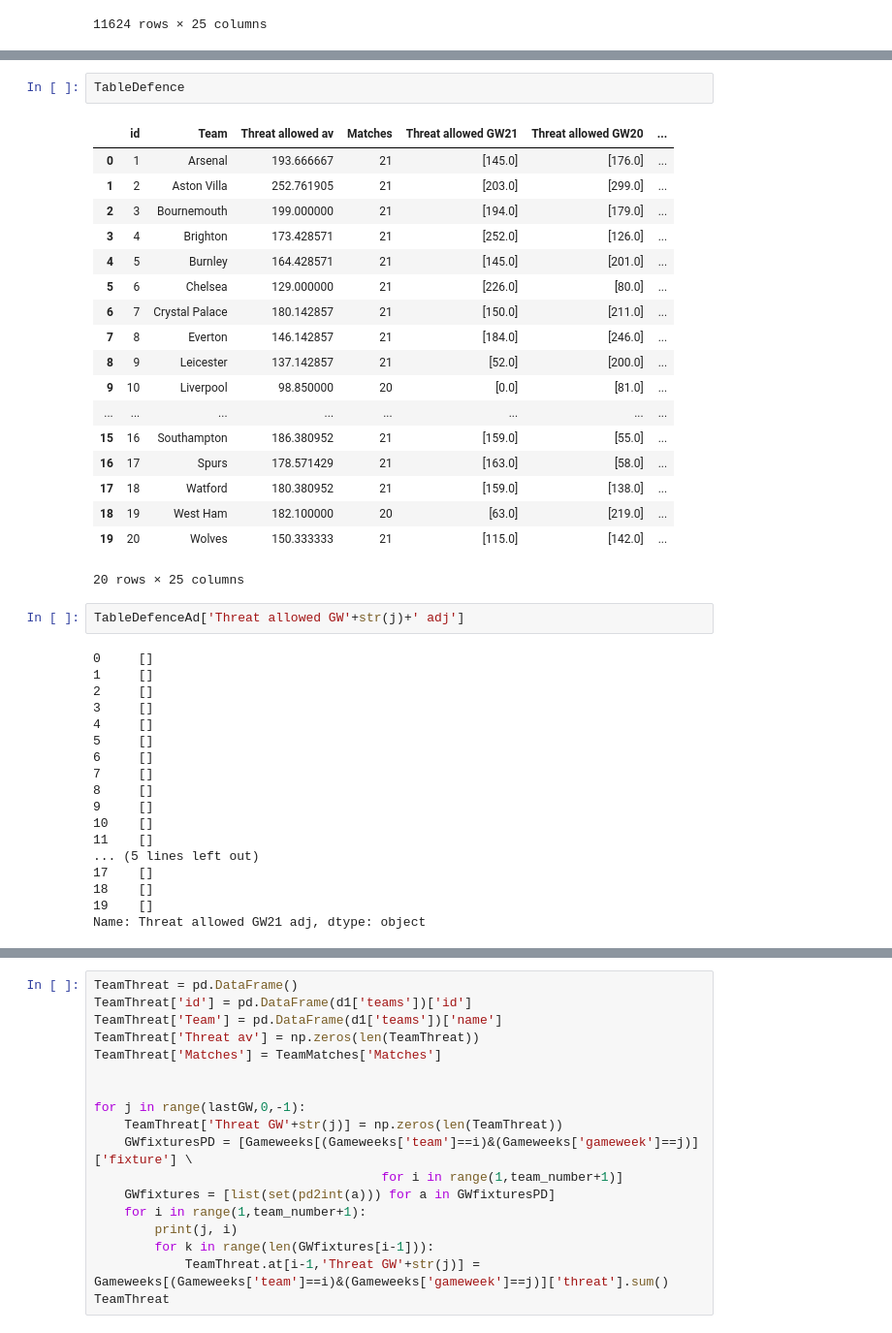
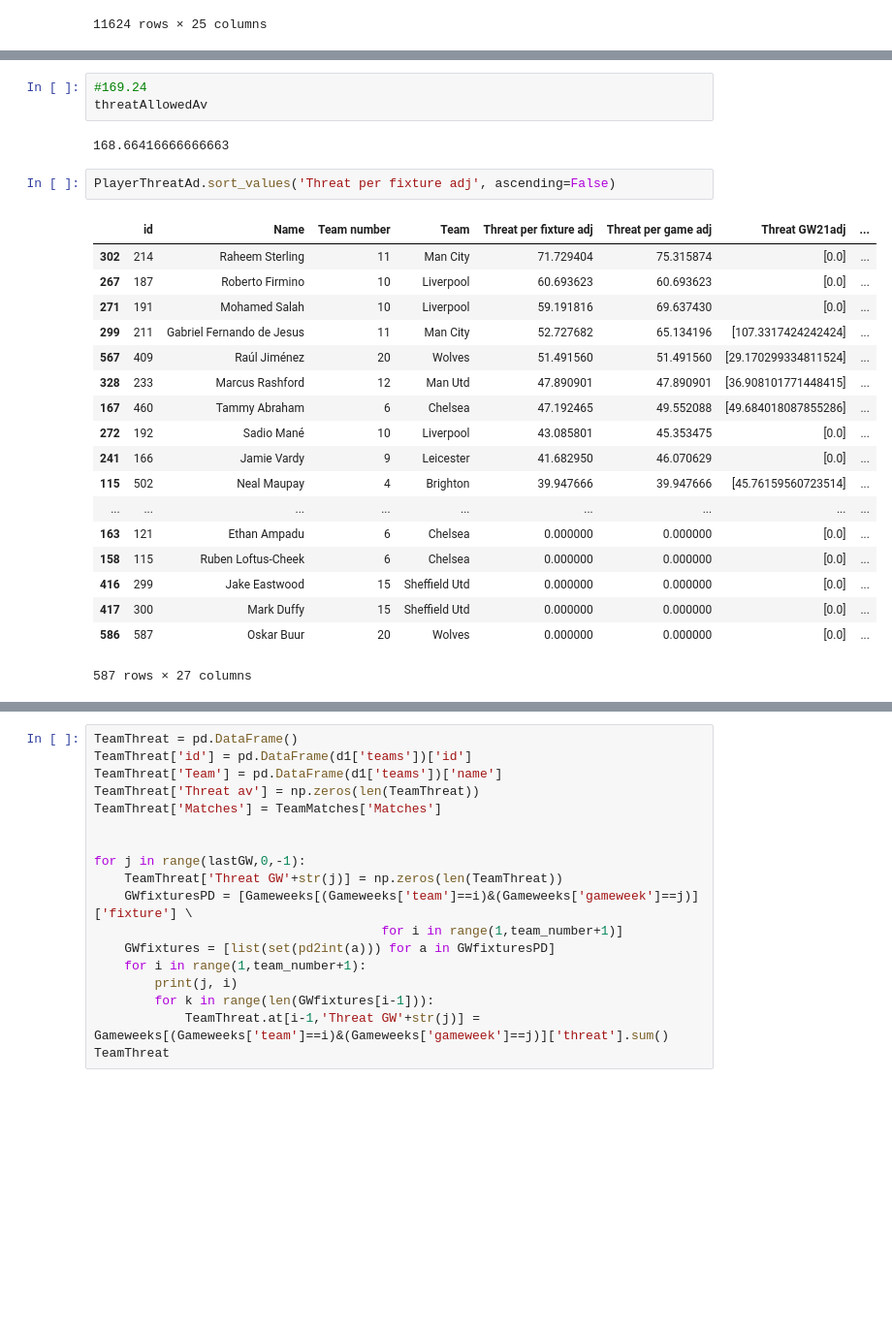
Before and after one commit to sminata/tikeve.github.io, a Jupyter notebook: brr.ipynb, the cells around one changed output, grey strips where cells are left out. Shown: that part at 97% size. Saved outputs shown, nothing was run; the diff lists cells and outputs as text; blank space fills up the shorter version.

```diff
--- a/brr.ipynb
+++ b/brr.ipynb
@@ -618,41 +634,26 @@ IndexError: index 0 is out of bounds for axis 0 with size 0
-# %%
-TableDefence
-# %% [output]
-|  | id | Team | Threat allowed av | Matches | Threat allowed GW21 | Threat allowed GW20 | ... |
-| 0 | 1 | Arsenal | 193.666667 | 21 | [145.0] | [176.0] | ... |
-| 1 | 2 | Aston Villa | 252.761905 | 21 | [203.0] | [299.0] | ... |
-| 2 | 3 | Bournemouth | 199.000000 | 21 | [194.0] | [179.0] | ... |
-| 3 | 4 | Brighton | 173.428571 | 21 | [252.0] | [126.0] | ... |
-| 4 | 5 | Burnley | 164.428571 | 21 | [145.0] | [201.0] | ... |
-| 5 | 6 | Chelsea | 129.000000 | 21 | [226.0] | [80.0] | ... |
-| 6 | 7 | Crystal Palace | 180.142857 | 21 | [150.0] | [211.0] | ... |
-| 7 | 8 | Everton | 146.142857 | 21 | [184.0] | [246.0] | ... |
-| 8 | 9 | Leicester | 137.142857 | 21 | [52.0] | [200.0] | ... |
-| 9 | 10 | Liverpool | 98.850000 | 20 | [0.0] | [81.0] | ... |
-| ... | ... | ... | ... | ... | ... | ... | ... |
-| 15 | 16 | Southampton | 186.380952 | 21 | [159.0] | [55.0] | ... |
-| 16 | 17 | Spurs | 178.571429 | 21 | [163.0] | [58.0] | ... |
-| 17 | 18 | Watford | 180.380952 | 21 | [159.0] | [138.0] | ... |
-| 18 | 19 | West Ham | 182.100000 | 20 | [63.0] | [219.0] | ... |
-| 19 | 20 | Wolves | 150.333333 | 21 | [115.0] | [142.0] | ... |
-20 rows × 25 columns
-# %%
-TableDefenceAd['Threat allowed GW'+str(j)+' adj']
-# %% [output]
-0     []
-1     []
-2     []
-3     []
-4     []
-5     []
-6     []
-7     []
-8     []
-9     []
-10    []
-11    []
-... (5 lines left out)
-17    []
-18    []
-19    []
-Name: Threat allowed GW21 adj, dtype: object
+# %%
+#169.24
+threatAllowedAv
+# %% [output]
+168.66416666666663
+# %%
+PlayerThreatAd.sort_values('Threat per fixture adj', ascending=False)
+# %% [output]
+|  | id | Name | Team number | Team | Threat per fixture adj | Threat per game adj | Threat GW21adj | ... |
+| 302 | 214 | Raheem Sterling | 11 | Man City | 71.729404 | 75.315874 | [0.0] | ... |
+| 267 | 187 | Roberto Firmino | 10 | Liverpool | 60.693623 | 60.693623 | [0.0] | ... |
+| 271 | 191 | Mohamed Salah | 10 | Liverpool | 59.191816 | 69.637430 | [0.0] | ... |
+| 299 | 211 | Gabriel Fernando de Jesus | 11 | Man City | 52.727682 | 65.134196 | [107.3317424242424] | ... |
+| 567 | 409 | Raúl Jiménez | 20 | Wolves | 51.491560 | 51.491560 | [29.170299334811524] | ... |
+| 328 | 233 | Marcus Rashford | 12 | Man Utd | 47.890901 | 47.890901 | [36.908101771448415] | ... |
+| 167 | 460 | Tammy Abraham | 6 | Chelsea | 47.192465 | 49.552088 | [49.684018087855286] | ... |
+| 272 | 192 | Sadio Mané | 10 | Liverpool | 43.085801 | 45.353475 | [0.0] | ... |
+| 241 | 166 | Jamie Vardy | 9 | Leicester | 41.682950 | 46.070629 | [0.0] | ... |
+| 115 | 502 | Neal Maupay | 4 | Brighton | 39.947666 | 39.947666 | [45.76159560723514] | ... |
+| ... | ... | ... | ... | ... | ... | ... | ... | ... |
+| 163 | 121 | Ethan Ampadu | 6 | Chelsea | 0.000000 | 0.000000 | [0.0] | ... |
+| 158 | 115 | Ruben Loftus-Cheek | 6 | Chelsea | 0.000000 | 0.000000 | [0.0] | ... |
+| 416 | 299 | Jake Eastwood | 15 | Sheffield Utd | 0.000000 | 0.000000 | [0.0] | ... |
+| 417 | 300 | Mark Duffy | 15 | Sheffield Utd | 0.000000 | 0.000000 | [0.0] | ... |
+| 586 | 587 | Oskar Buur | 20 | Wolves | 0.000000 | 0.000000 | [0.0] | ... |
+587 rows × 27 columns
```
Also changed, not shown: parts of 4 cells of this notebook, 11 other files.
